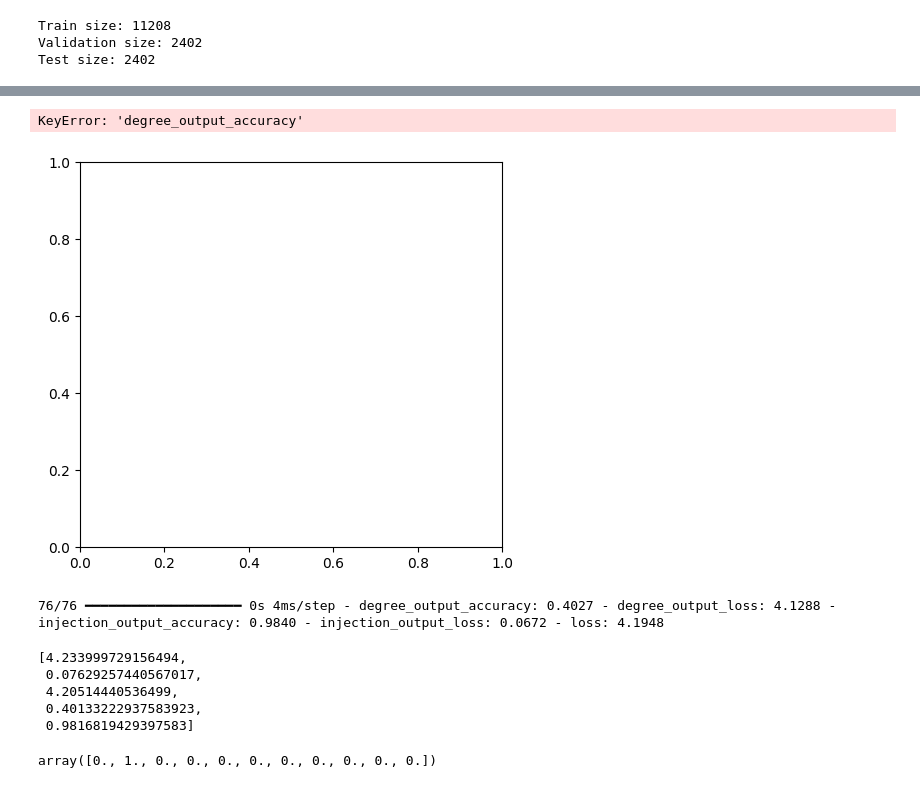
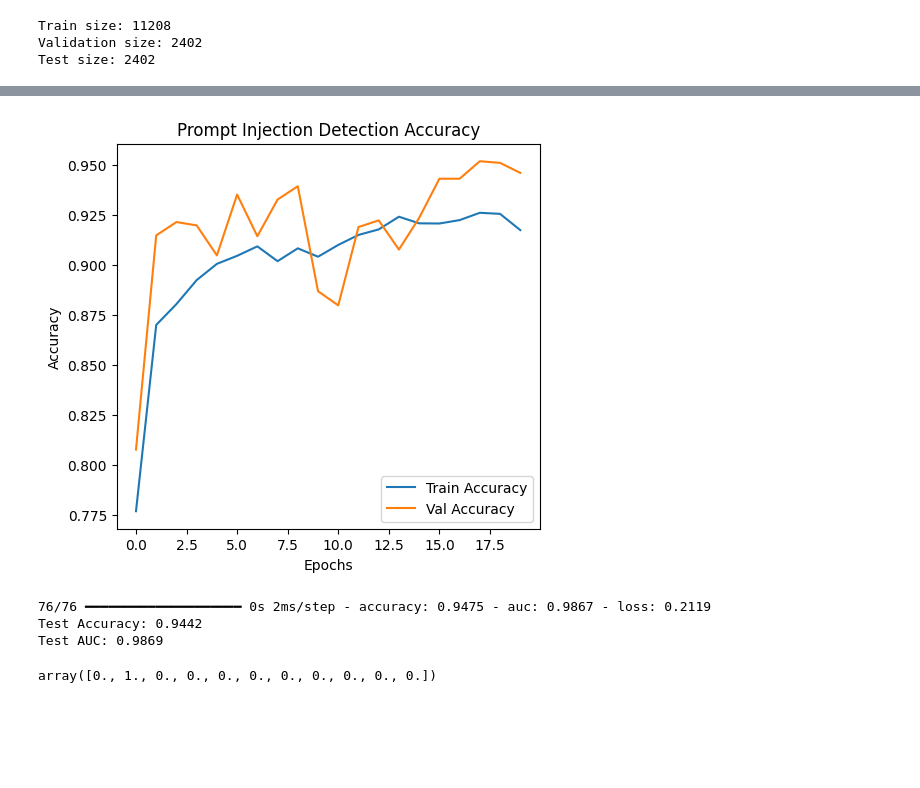
Before and after one commit to tadros12/hackathone, a Jupyter notebook: prompt_injection.ipynb, the cells around one changed output, grey strips where cells are left out. Saved outputs shown, nothing was run; the diff lists cells and outputs as text; code cells hidden in the pictures; blank space fills up the shorter version.

Commit message:
first model completed

```diff
--- a/prompt_injection.ipynb
+++ b/prompt_injection.ipynb
@@ -234,22 +166,15 @@ Model: "functional"
 # %%
-# history = model_lstm.fit(
-#     X_train_seq,
-#     {'injection_output': y_injection_train, 'degree_output': y_degree_train},
-#     validation_data=(X_val_seq, {'injection_output': y_injection_val, 'degree_output': y_degree_val}),
-#     epochs=20,
-#     batch_size=32
-# )
-
-# model_lstm.save('/run/media/theodoros/E/projects/hackathone/prompt_injection_model_lstm.keras')
-
-history = model_transformer.fit(
-    X_train_seq,
-    y_degree_train,
-    validation_data=(X_val_seq, y_degree_val),
+history = model_binary.fit(
+    X_train_embeddings,
+    y_train,
+    validation_data=(X_val_embeddings, y_val),
     epochs=20,
-    batch_size=32
+    batch_size=32,
+    class_weight=class_weight_dict,
+    callbacks=[tf.keras.callbacks.EarlyStopping(monitor='val_accuracy', patience=15, restore_best_weights=True)]
 )
 
-model_transformer.save('/run/media/theodoros/E/projects/hackathone/prompt_injection_model_transformer.keras')
+# Save the trained Keras model
+model_binary.save('/run/media/theodoros/E/projects/hackathone/prompt_injection_model_2.keras')
 # %% [output]
 Epoch 1/20
@@ -308,36 +197,24 @@ model_transformer.save('/run/media/theodoros/E/projects/hackathone/prompt_inject
 # %%
 # make a plot for the tranning
 import matplotlib.pyplot as plt
-# plt.figure(figsize=(12, 5))
-# plt.subplot(1, 2, 1)
-# plt.plot(history.history['injection_output_accuracy'], label='Train Injection Accuracy')
-# plt.plot(history.history['val_injection_output_accuracy'], label='Val Injection Accuracy')
-# plt.title('Prompt Injection Detection Accuracy')
-# plt.xlabel('Epochs')
-# plt.ylabel('Accuracy')
-# plt.legend()
-# plt.show()
 
-###degree###
 plt.figure(figsize=(12, 5))
-plt.subplot(1, 2, 2)
-plt.plot(history.history['degree_output_accuracy'], label='Train Degree Accuracy')
-plt.plot(history.history['val_degree_output_accuracy'], label='Val Degree Accuracy')
-plt.title('Degree of Injection Classification Accuracy')
+plt.subplot(1, 2, 1)
+plt.plot(history.history['accuracy'], label='Train Accuracy')
+plt.plot(history.history['val_accuracy'], label='Val Accuracy')
+plt.title('Prompt Injection Detection Accuracy')
 plt.xlabel('Epochs')
 plt.ylabel('Accuracy')
 plt.legend()
 plt.show()
 # %% [output]
-KeyError: 'degree_output_accuracy'
-[figure, old version]
+[figure, new version]
 # %%
-model.evaluate(X_test_seq, {'injection_output': y_injection_test, 'degree_output': y_degree_test})
+loss, accuracy, auc = model_binary.evaluate(X_test_embeddings, y_test)
+print(f"Test Accuracy: {accuracy:.4f}")
+print(f"Test AUC: {auc:.4f}")
 # %% [output]
-76/76 ━━━━━━━━━━━━━━━━━━━━ 0s 4ms/step - degree_output_accuracy: 0.4027 - degree_output_loss: 4.1288 - injection_output_accuracy: 0.9840 - injection_output_loss: 0.0672 - loss: 4.1948
+76/76 ━━━━━━━━━━━━━━━━━━━━ 0s 2ms/step - accuracy: 0.9475 - auc: 0.9867 - loss: 0.2119
+Test Accuracy: 0.9442
+Test AUC: 0.9869
-[4.233999729156494,
- 0.07629257440567017,
- 4.20514440536499,
- 0.40133222937583923,
- 0.9816819429397583]
 # %%
```
Also changed, not shown: parts of 16 cells of this notebook, 1 other file.
